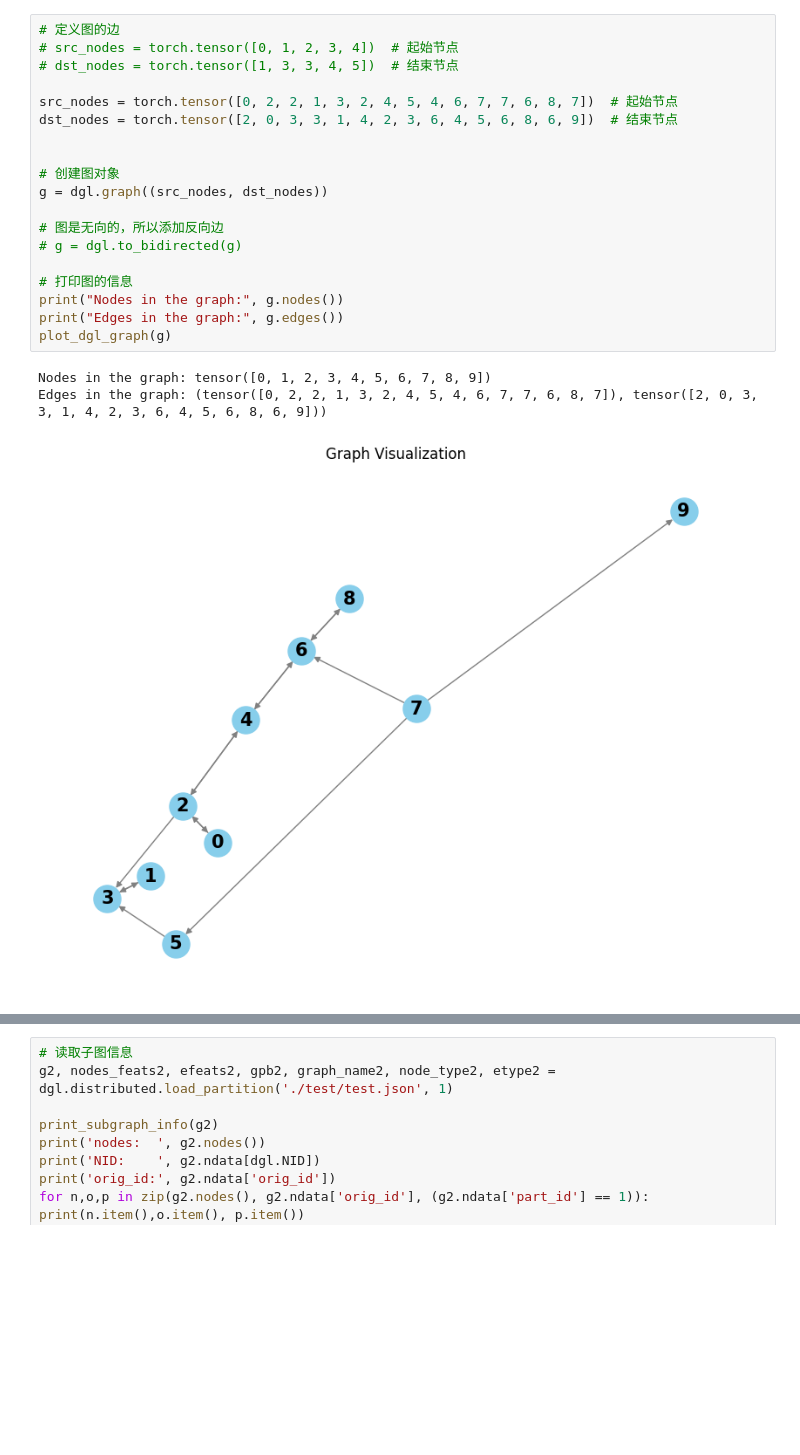
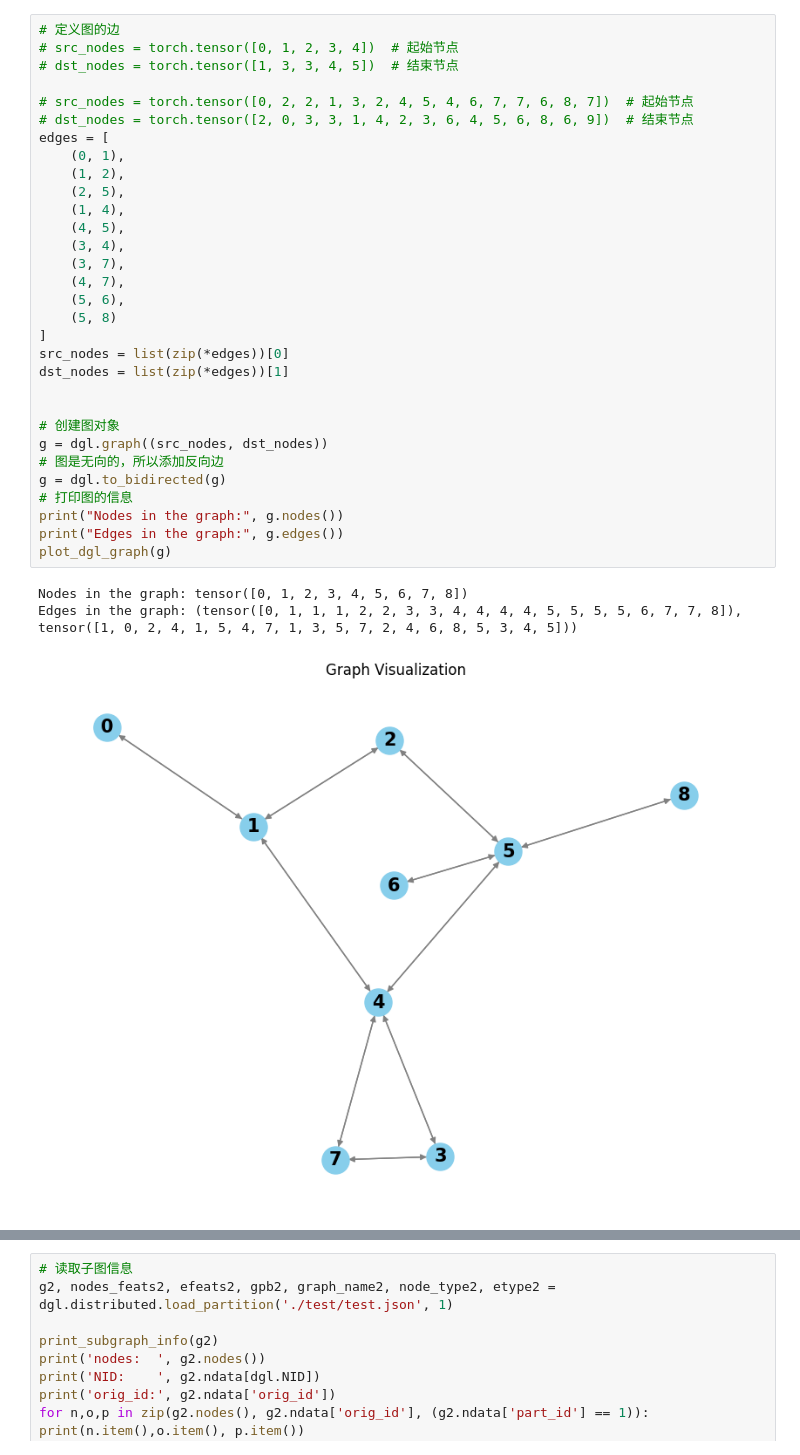
Before and after one commit to songxf1024/CaPGNN, a Jupyter notebook: test.ipynb, the cells around one changed output, grey strips where cells are left out. Saved outputs shown, nothing was run; the diff lists cells and outputs as text; blank space fills up the shorter version.

```diff
--- a/test.ipynb
+++ b/test.ipynb
@@ -50,24 +59,36 @@ def print_subgraph_info(subgraph):
 # %%
 # 定义图的边
 # src_nodes = torch.tensor([0, 1, 2, 3, 4])  # 起始节点
 # dst_nodes = torch.tensor([1, 3, 3, 4, 5])  # 结束节点
 
-src_nodes = torch.tensor([0, 2, 2, 1, 3, 2, 4, 5, 4, 6, 7, 7, 6, 8, 7])  # 起始节点
-dst_nodes = torch.tensor([2, 0, 3, 3, 1, 4, 2, 3, 6, 4, 5, 6, 8, 6, 9])  # 结束节点
+# src_nodes = torch.tensor([0, 2, 2, 1, 3, 2, 4, 5, 4, 6, 7, 7, 6, 8, 7])  # 起始节点
+# dst_nodes = torch.tensor([2, 0, 3, 3, 1, 4, 2, 3, 6, 4, 5, 6, 8, 6, 9])  # 结束节点
+edges = [
+    (0, 1),
+    (1, 2),
+    (2, 5),
+    (1, 4),
+    (4, 5),
+    (3, 4),
+    (3, 7),
+    (4, 7),
+    (5, 6),
+    (5, 8)
+]
+src_nodes = list(zip(*edges))[0]
+dst_nodes = list(zip(*edges))[1]
 
 
 # 创建图对象
 g = dgl.graph((src_nodes, dst_nodes))
-
 # 图是无向的，所以添加反向边
-# g = dgl.to_bidirected(g)
-
+g = dgl.to_bidirected(g)
 # 打印图的信息
 print("Nodes in the graph:", g.nodes())
 print("Edges in the graph:", g.edges())
 plot_dgl_graph(g)
 # %% [output]
-Nodes in the graph: tensor([0, 1, 2, 3, 4, 5, 6, 7, 8, 9])
-Edges in the graph: (tensor([0, 2, 2, 1, 3, 2, 4, 5, 4, 6, 7, 7, 6, 8, 7]), tensor([2, 0, 3, 3, 1, 4, 2, 3, 6, 4, 5, 6, 8, 6, 9]))
+Nodes in the graph: tensor([0, 1, 2, 3, 4, 5, 6, 7, 8])
+Edges in the graph: (tensor([0, 1, 1, 1, 2, 2, 3, 3, 4, 4, 4, 4, 5, 5, 5, 5, 6, 7, 7, 8]), tensor([1, 0, 2, 4, 1, 5, 4, 7, 1, 3, 5, 7, 2, 4, 6, 8, 5, 3, 4, 5]))
-[figure, old version]
+[figure, new version]
 # %%
```
Also changed, not shown: parts of 3 cells of this notebook, 14 other files.
